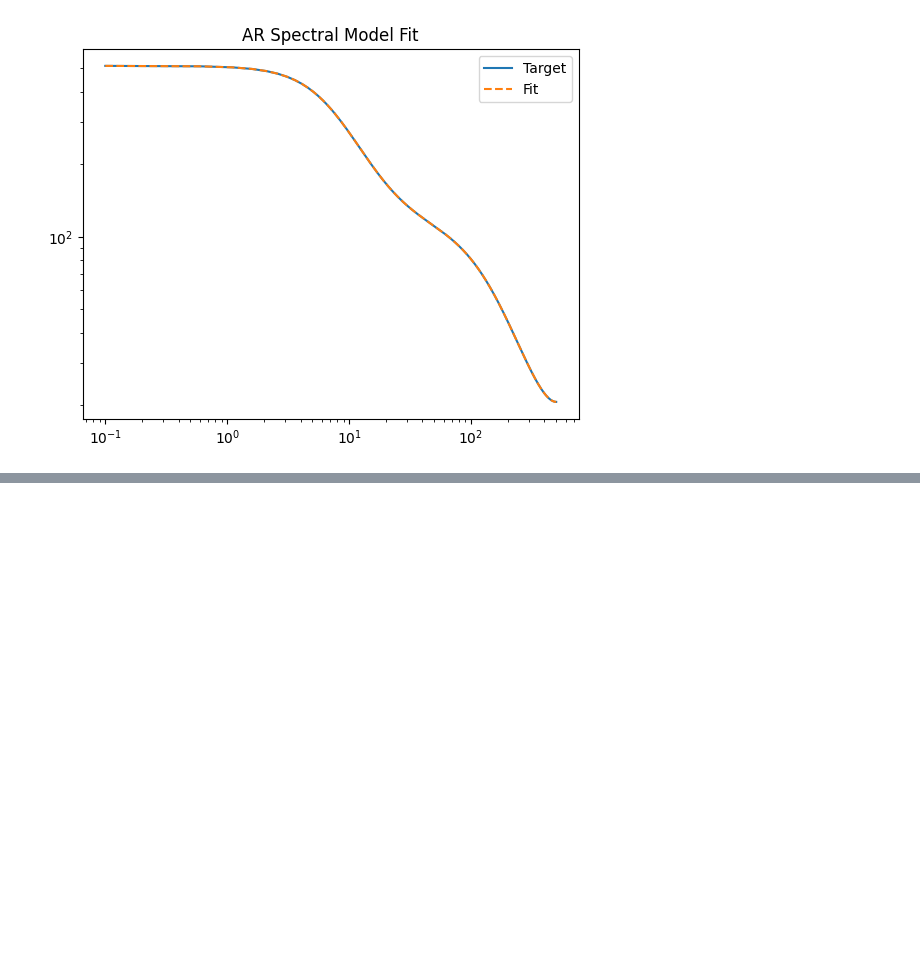
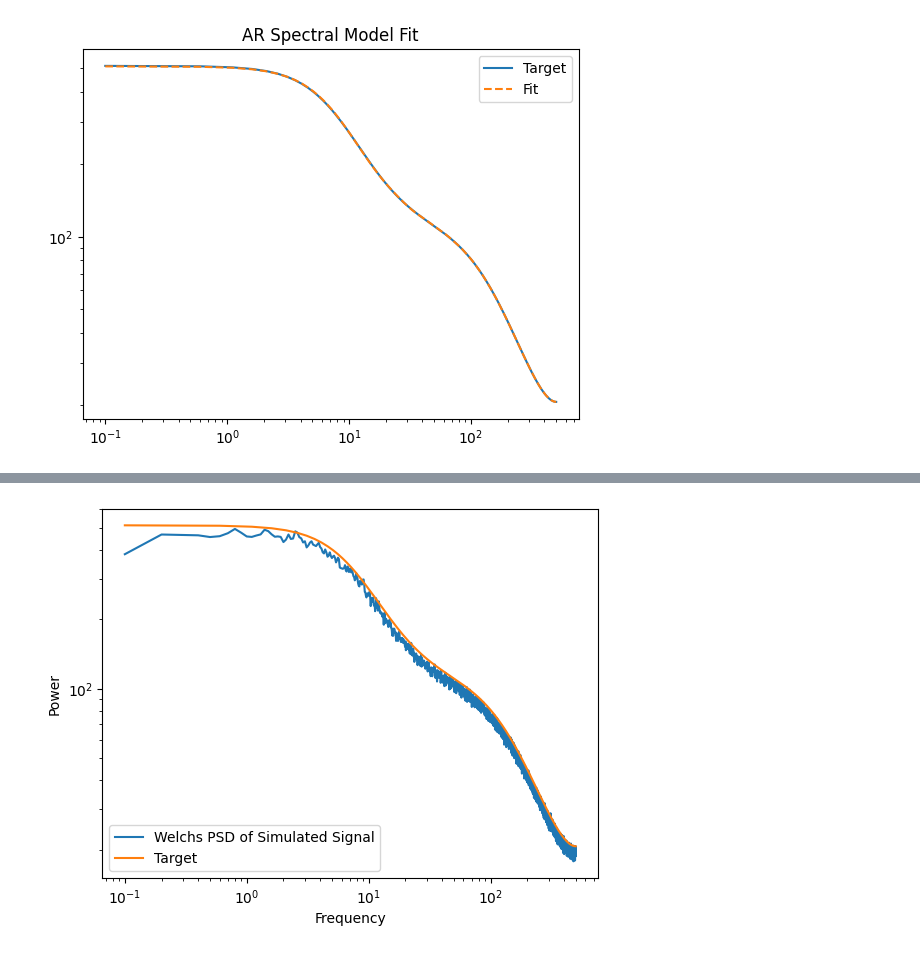
Before and after one commit to voytekresearch/timescale-methods, a Jupyter notebook: docs/examples/everything_is_a_timescale.ipynb, the cells around one changed output, grey strips where cells are left out. Cells and saved outputs as stored; diff of their text form; code cells hidden in the pictures; blank space fills up the shorter version.

```diff
--- a/docs/examples/everything_is_a_timescale.ipynb
+++ b/docs/examples/everything_is_a_timescale.ipynb
@@ -93,0 +125,9 @@ for _powers in powers_prod:
+# %%
+fw, pw = compute_spectrum(sig, fs, f_range=(1e-9, (fs//2)-1), nperseg=10000)
+plt.loglog(fw, pw * 2*len(sig)/fs, label='Welchs PSD of Simulated Signal')
+plt.loglog(freqs, powers, label='Target')
+plt.legend()
+plt.xlabel("Frequency")
+plt.ylabel("Power");
+# %% [output]
+[figure, added]
```
Also changed, not shown: parts of 9 cells of this notebook.
